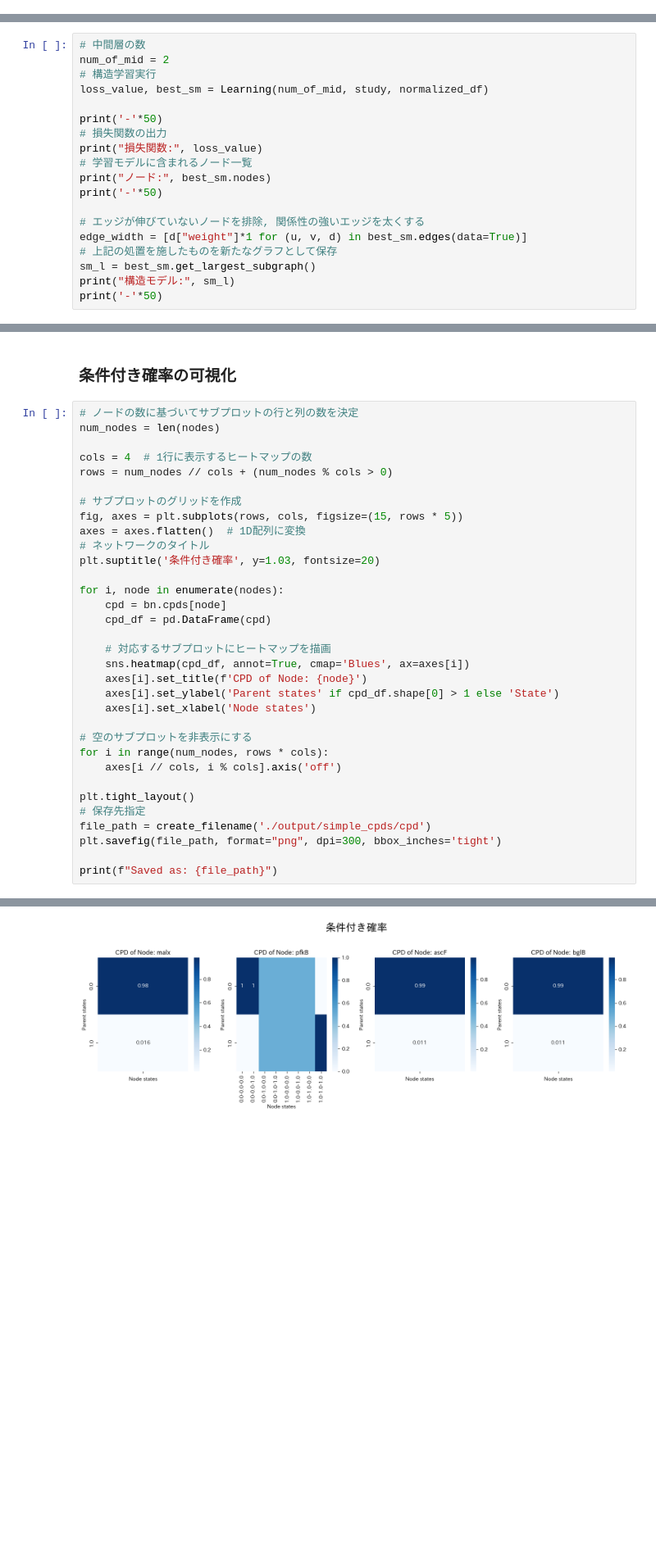
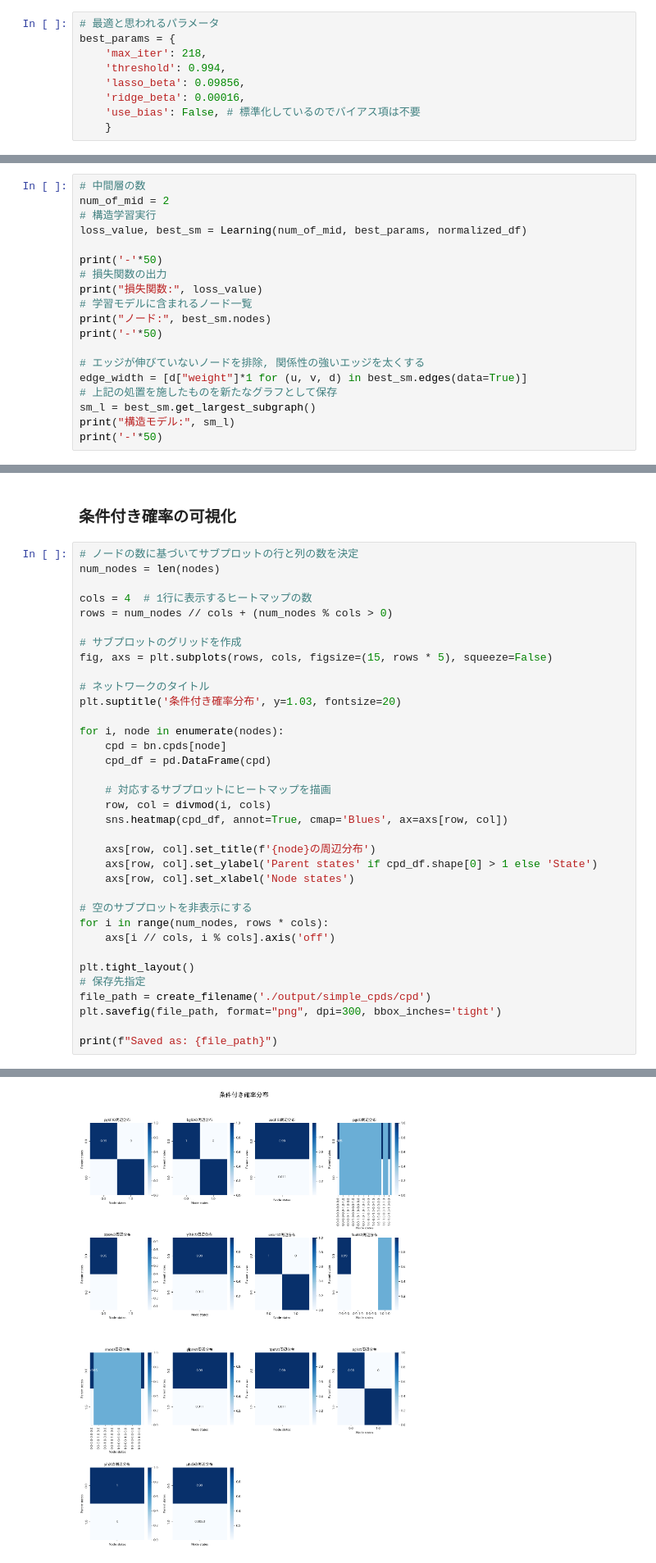
Before and after one commit to SanchanY/bn, a Jupyter notebook: work/bio_torch_CausalNext.ipynb, the cells around one changed output, grey strips where cells are left out. Shown at 82% size. Drawn from its saved outputs; the diff is of its cells as text; blank space fills up the shorter version.

```diff
--- a/work/bio_torch_CausalNext.ipynb
+++ b/work/bio_torch_CausalNext.ipynb
@@ -209,2 +216,11 @@ print(study.best_params)
+# %%
+# 最適と思われるパラメータ
+best_params = {
+    'max_iter': 218,
+    'threshold': 0.994,
+    'lasso_beta': 0.09856,
+    'ridge_beta': 0.00016,
+    'use_bias': False, # 標準化しているのでバイアス項は不要
+    }
 # %% [markdown]
 ### 構造学習
@@ -212,7 +232,7 @@ print(study.best_params)
 # 中間層の数
 num_of_mid = 2
 # 構造学習実行
-loss_value, best_sm = Learning(num_of_mid, study, normalized_df)
+loss_value, best_sm = Learning(num_of_mid, best_params, normalized_df)
 
 print('-'*50)
 # 損失関数の出力
@@ -337,24 +361,26 @@ cols = 4  # 1行に表示するヒートマップの数
 rows = num_nodes // cols + (num_nodes % cols > 0)
 
 # サブプロットのグリッドを作成
-fig, axes = plt.subplots(rows, cols, figsize=(15, rows * 5))
-axes = axes.flatten()  # 1D配列に変換
+fig, axs = plt.subplots(rows, cols, figsize=(15, rows * 5), squeeze=False)
+
 # ネットワークのタイトル
-plt.suptitle('条件付き確率', y=1.03, fontsize=20)
+plt.suptitle('条件付き確率分布', y=1.03, fontsize=20)
 
 for i, node in enumerate(nodes):
     cpd = bn.cpds[node]
     cpd_df = pd.DataFrame(cpd)
 
     # 対応するサブプロットにヒートマップを描画
-    sns.heatmap(cpd_df, annot=True, cmap='Blues', ax=axes[i])
-    axes[i].set_title(f'CPD of Node: {node}')
-    axes[i].set_ylabel('Parent states' if cpd_df.shape[0] > 1 else 'State')
-    axes[i].set_xlabel('Node states')
+    row, col = divmod(i, cols)
+    sns.heatmap(cpd_df, annot=True, cmap='Blues', ax=axs[row, col])
+
+    axs[row, col].set_title(f'{node}の周辺分布')
+    axs[row, col].set_ylabel('Parent states' if cpd_df.shape[0] > 1 else 'State')
+    axs[row, col].set_xlabel('Node states')
 
 # 空のサブプロットを非表示にする
 for i in range(num_nodes, rows * cols):
-    axes[i // cols, i % cols].axis('off')
+    axs[i // cols, i % cols].axis('off')
 
 plt.tight_layout()
 # 保存先指定
@@ -367,4 +393,4 @@ Saved as: ././output/simple_cpds/cpd_1.png
-[figure, old version]
+[figure, new version]
 # %% [markdown]
 ### 介入によるシミュレーション
 # %%
```
Also changed, not shown: parts of 15 cells of this notebook, 10 other files.
